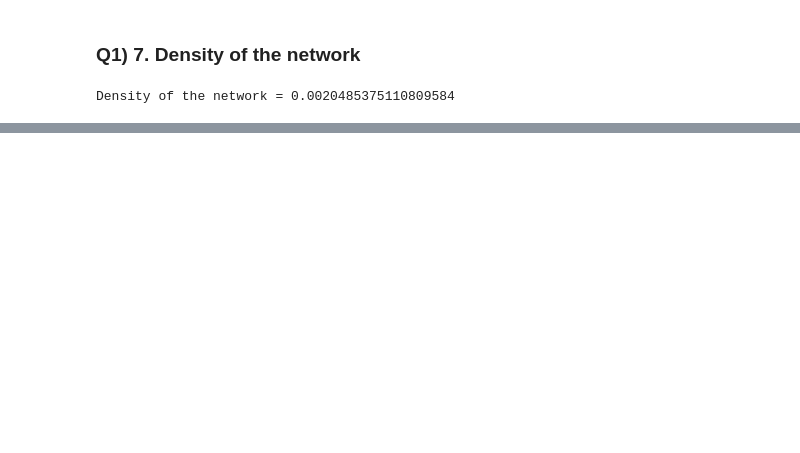
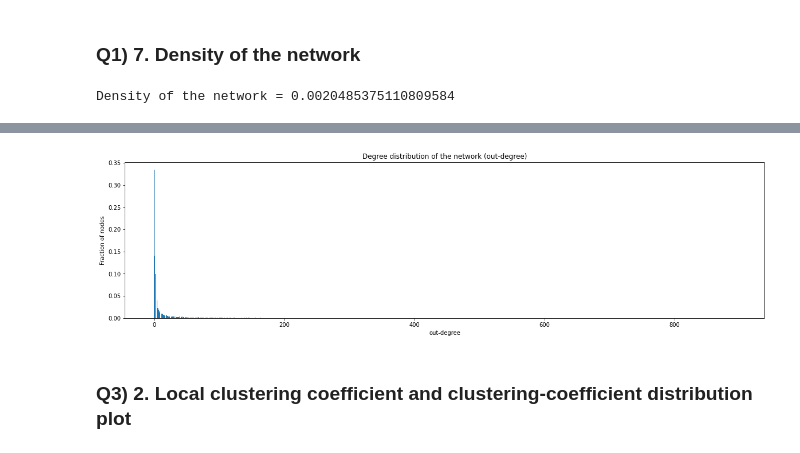
Before and after one commit to rishiraj4721/IR2022_A3_13, a Jupyter notebook: Q1.ipynb, the cells around one changed output, grey strips where cells are left out. Saved outputs shown, nothing was run; the diff lists cells and outputs as text; code cells hidden in the pictures; blank space fills up the shorter version.

```diff
--- a/Q1.ipynb
+++ b/Q1.ipynb
@@ -109,3 +139,27 @@ Density of the network = 0.0020485375110809584
+# %%
+# out-degree
+count_out_degree = [0]*(max_out+1)
+
+for i,j in graph.items():
+    count_out_degree[len(j)] += 1
+
+degrees = list(range(max_out+1))
+for i in degrees:
+    count_out_degree[i] /= len(graph)
+
+fig = plt.figure(figsize = (20, 5))
+
+# creating the bar plot
+plt.bar(degrees, count_out_degree)
+
+plt.xlabel("out-degree")
+plt.ylabel("Fraction of nodes")
+plt.title("Degree distribution of the network (out-degree)")
+plt.show()
+# %% [output]
+[figure, added]
+# %% [markdown]
+### Q3) 2. Local clustering coefficient and clustering-coefficient distribution plot
 # %% [markdown]
 <a style='text-decoration:none;line-height:16px;display:flex;color:#5B5B62;padding:10px;justify-content:end;' href='https://deepnote.com?utm_source=created-in-deepnote-cell&projectId=29e89c42-c776-474d-981f-7bdaa4e0ce5f' target="_blank">
 <img alt='Created in deepnote.com' style='display:inline;max-height:16px;margin:0px;margin-right:7.5px;' src='embedded-picture-1' > </img>
```
Also changed, not shown: parts of 5 cells of this notebook.
